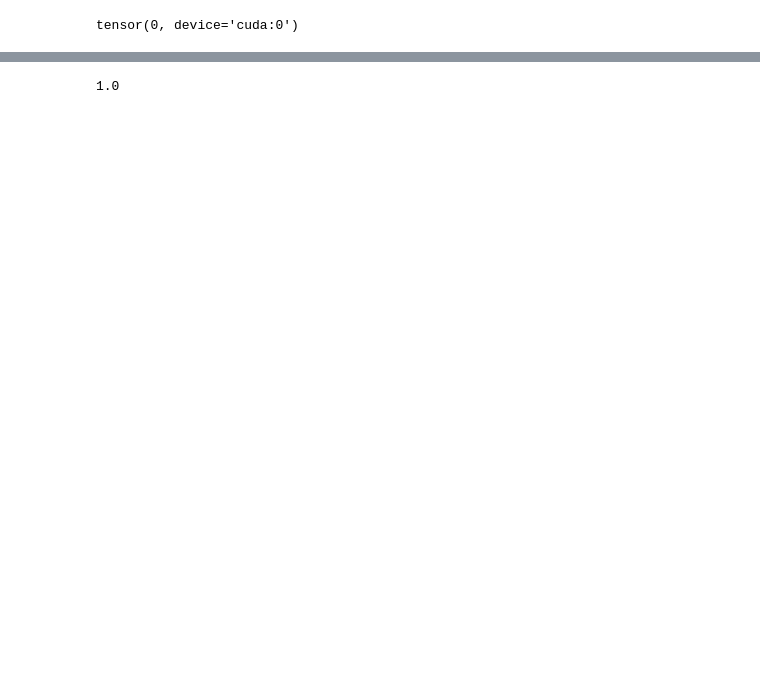
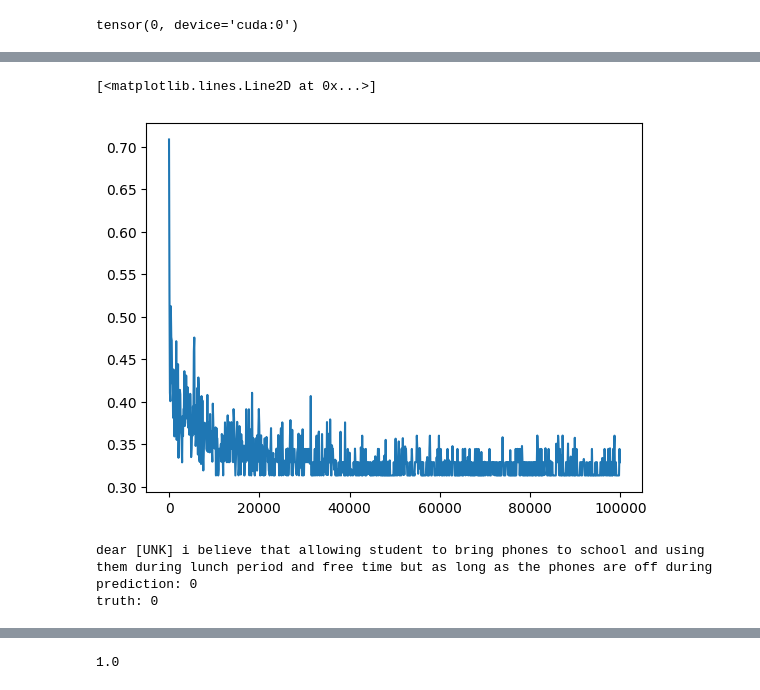
Before and after one commit to Trickshotblaster/nn-practices, a Jupyter notebook: llmtextclassifier.ipynb, the cells around one changed output, grey strips where cells are left out. Cells and saved outputs as stored; diff of their text form; code cells hidden in the pictures; blank space fills up the shorter version.

Commit message:
Kaggle Notebook | LLM Text Classifier - PyTorch MLP  | Version 7

```diff
--- a/llmtextclassifier.ipynb
+++ b/llmtextclassifier.ipynb
@@ -164,6 +179,6 @@ emb_dim = 10
 # %%
 # initialize parameters
-n_hidden = 300
+n_hidden = 200
 C = torch.randn(vocab_size, emb_dim).to(device)
 w1 = torch.randn(context_len * emb_dim, n_hidden).to(device) / (context_len * emb_dim)**0.5
 b1 = torch.randn(n_hidden).to(device) * 0.01
@@ -180,12 +195,17 @@ for p in params:
 num_examples = len(xs)
 # %%
 # training params
-num_epochs = 1000000
+num_epochs = 100000
 lr = 1
 batch_size = 64
 # %%
 import torch.nn.functional as F
+# %%
+optimizer = torch.optim.SGD(params, lr=lr, momentum=0.9)
 # %%
+epochs = []
+losses = []
+
 for epoch in range(num_epochs):
     selection = torch.randint(0, num_examples-1, (batch_size, ))
     ins = xs[selection]
@@ -195,14 +215,19 @@ for epoch in range(num_epochs):
     l1 = bngain * ((l1 - l1.mean(0, keepdim=True)) / (l1.std(0, keepdim=True))) + bnbias
     l1 = l1.tanh()
     logits = ((l1 @ w2) + b2).sigmoid()
-    for p in params:
-        p.grad = None
+#     for p in params:
+#         p.grad = None
+    optimizer.zero_grad()
 
     loss = F.cross_entropy(logits, outs)
     if epoch % 10000 == 0:
         print("Epoch:", epoch, ", loss:", loss.item())
     loss.backward()
+    if epoch % 100 == 0:
+        epochs.append(epoch)
+        losses.append(loss.item())
 
-    for p in params:
-            p.data -= p.grad * (lr / (((epoch+1)/100)**0.5))
+#     for p in params:
+#             p.data -= p.grad * (lr / (((epoch+1)/100)**0.5))
+    optimizer.step()
 # %% [output]
@@ -226,12 +244,21 @@ Epoch: 990000 , loss: 0.31327399611473083
+# %%
+plt.plot(epochs, losses)
+# %% [output]
+[<matplotlib.lines.Line2D at 0x...>]
+[figure, added]
 # %%
-# with torch.no_grad():
-#     selection = torch.randint(0, num_examples-1, (1,))
-#     ins = xs[selection]
-#     outs = ys[selection]
-#     emb = C[ins].view(-1, emb_dim * context_len)
-#     l1 = ((emb @ w1) + b1).tanh()
-#     logits = ((l1 @ w2) + b2).sigmoid()
-#     print(tokenizer.decode(ins[0].numpy()))
-#     print("prediction:", torch.argmax(logits).item())
-#     print("truth:", outs[0].item())
+with torch.no_grad():
+    selection = torch.randint(0, num_examples-1, (1,))
+    ins = xs[selection]
+    outs = ys[selection]
+    emb = C[ins].view(-1, emb_dim * context_len)
+    l1 = ((emb @ w1) + b1).tanh()
+    logits = ((l1 @ w2) + b2).sigmoid()
+    print(tokenizer.decode(ins[0].cpu().numpy()))
+    print("prediction:", torch.argmax(logits).item())
+    print("truth:", outs[0].item())
+# %% [output]
+dear [UNK] i believe that allowing student to bring phones to school and using them during lunch period and free time but as long as the phones are off during
+prediction: 0
+truth: 0
 # %%
```
Also changed, not shown: parts of 19 cells of this notebook.
